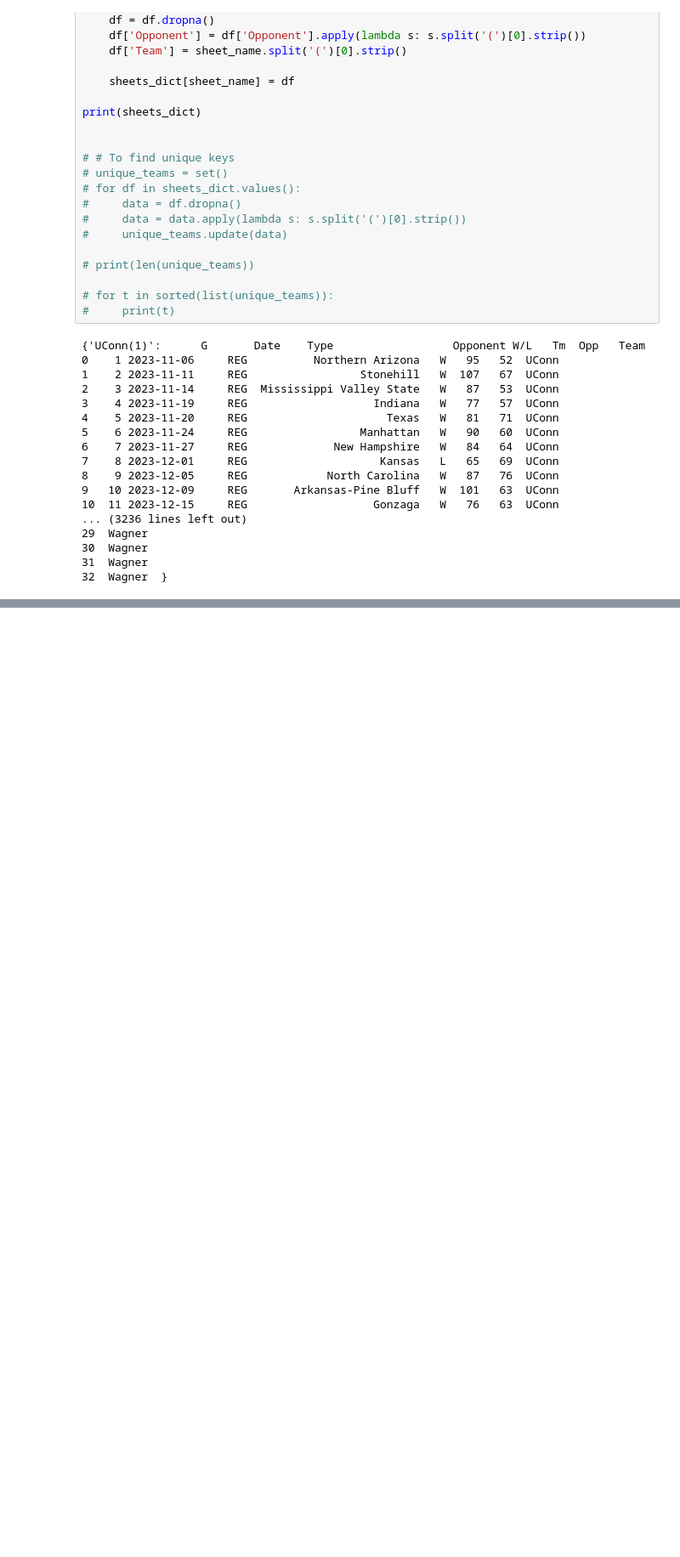
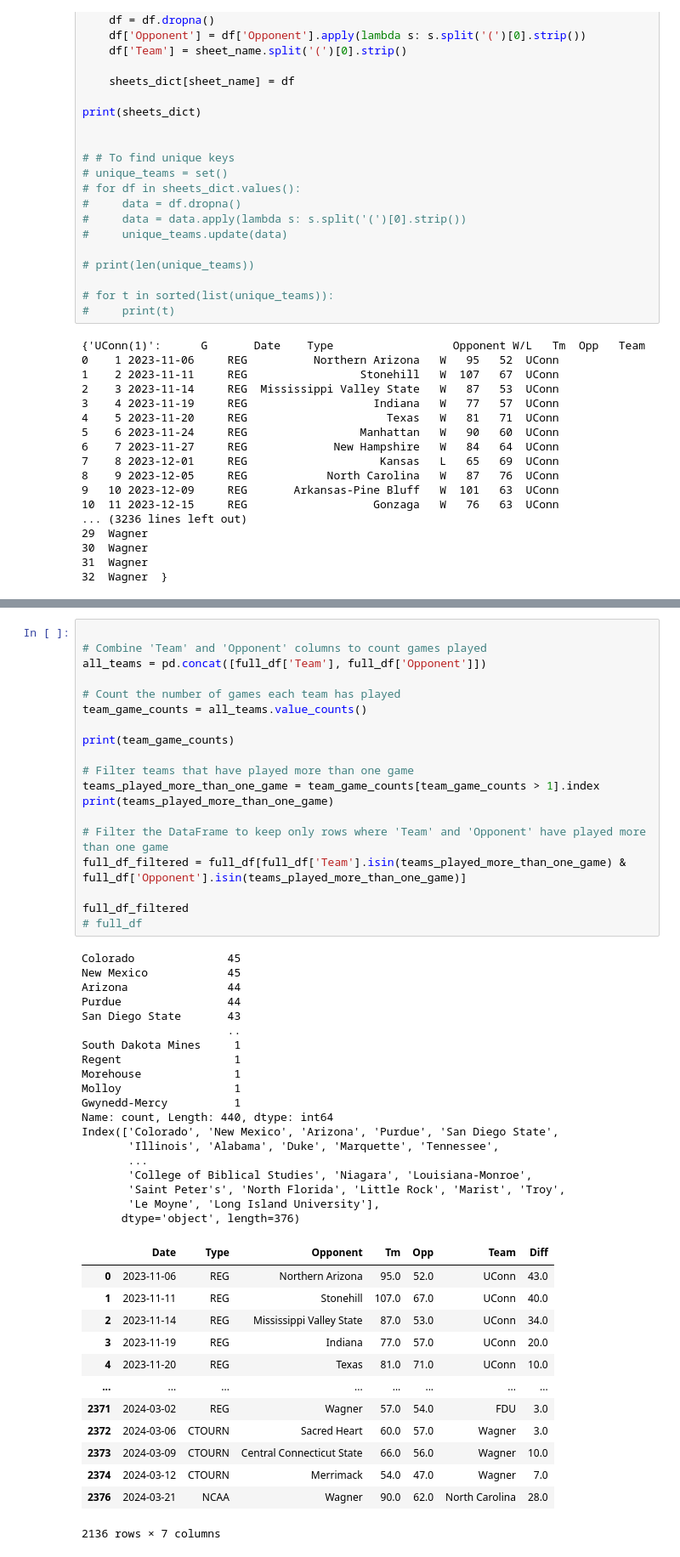
Before and after one commit to cbobowic/BMCM2024, a Jupyter notebook: preprocess.ipynb, the cells around one changed output, grey strips where cells are left out. Shown at 85% size. Drawn from its saved outputs; the diff is of its cells as text; blank space fills up the shorter version.

```diff
--- a/preprocess.ipynb
+++ b/preprocess.ipynb
@@ -93,3 +98,55 @@ full_df.sort_values(by='Team')
+# %%
+
+# Combine 'Team' and 'Opponent' columns to count games played
+all_teams = pd.concat([full_df['Team'], full_df['Opponent']])
+
+# Count the number of games each team has played
+team_game_counts = all_teams.value_counts()
+
+print(team_game_counts)
+
+# Filter teams that have played more than one game
+teams_played_more_than_one_game = team_game_counts[team_game_counts > 1].index
+print(teams_played_more_than_one_game)
+
+# Filter the DataFrame to keep only rows where 'Team' and 'Opponent' have played more than one game
+full_df_filtered = full_df[full_df['Team'].isin(teams_played_more_than_one_game) & full_df['Opponent'].isin(teams_played_more_than_one_game)]
+
+full_df_filtered
+# full_df
+# %% [output]
+Colorado              45
+New Mexico            45
+Arizona               44
+Purdue                44
+San Diego State       43
+                      ..
+South Dakota Mines     1
+Regent                 1
+Morehouse              1
+Molloy                 1
+Gwynedd-Mercy          1
+Name: count, Length: 440, dtype: int64
+Index(['Colorado', 'New Mexico', 'Arizona', 'Purdue', 'San Diego State',
+       'Illinois', 'Alabama', 'Duke', 'Marquette', 'Tennessee',
+       ...
+       'College of Biblical Studies', 'Niagara', 'Louisiana-Monroe',
+       'Saint Peter's', 'North Florida', 'Little Rock', 'Marist', 'Troy',
+       'Le Moyne', 'Long Island University'],
+      dtype='object', length=376)
+|  | Date | Type | Opponent | Tm | Opp | Team | Diff |
+| 0 | 2023-11-06 | REG | Northern Arizona | 95.0 | 52.0 | UConn | 43.0 |
+| 1 | 2023-11-11 | REG | Stonehill | 107.0 | 67.0 | UConn | 40.0 |
+| 2 | 2023-11-14 | REG | Mississippi Valley State | 87.0 | 53.0 | UConn | 34.0 |
+| 3 | 2023-11-19 | REG | Indiana | 77.0 | 57.0 | UConn | 20.0 |
+| 4 | 2023-11-20 | REG | Texas | 81.0 | 71.0 | UConn | 10.0 |
+| ... | ... | ... | ... | ... | ... | ... | ... |
+| 2371 | 2024-03-02 | REG | Wagner | 57.0 | 54.0 | FDU | 3.0 |
+| 2372 | 2024-03-06 | CTOURN | Sacred Heart | 60.0 | 57.0 | Wagner | 3.0 |
+| 2373 | 2024-03-09 | CTOURN | Central Connecticut State | 66.0 | 56.0 | Wagner | 10.0 |
+| 2374 | 2024-03-12 | CTOURN | Merrimack | 54.0 | 47.0 | Wagner | 7.0 |
+| 2376 | 2024-03-21 | NCAA | Wagner | 90.0 | 62.0 | North Carolina | 28.0 |
+2136 rows × 7 columns
 # %%
 import pickle
 
```
Also changed, not shown: parts of 2 cells of this notebook, 6 other files.
